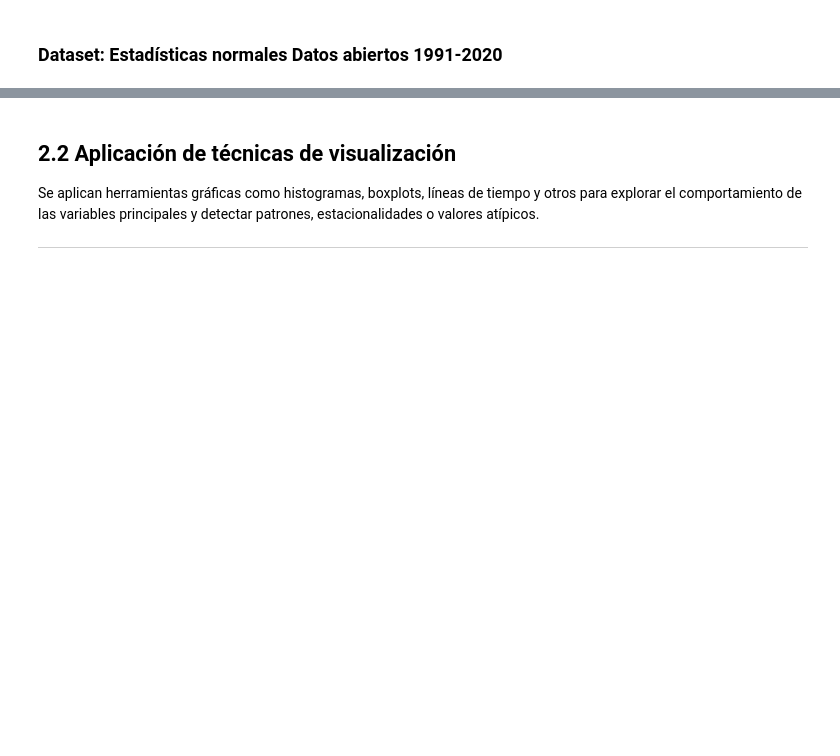
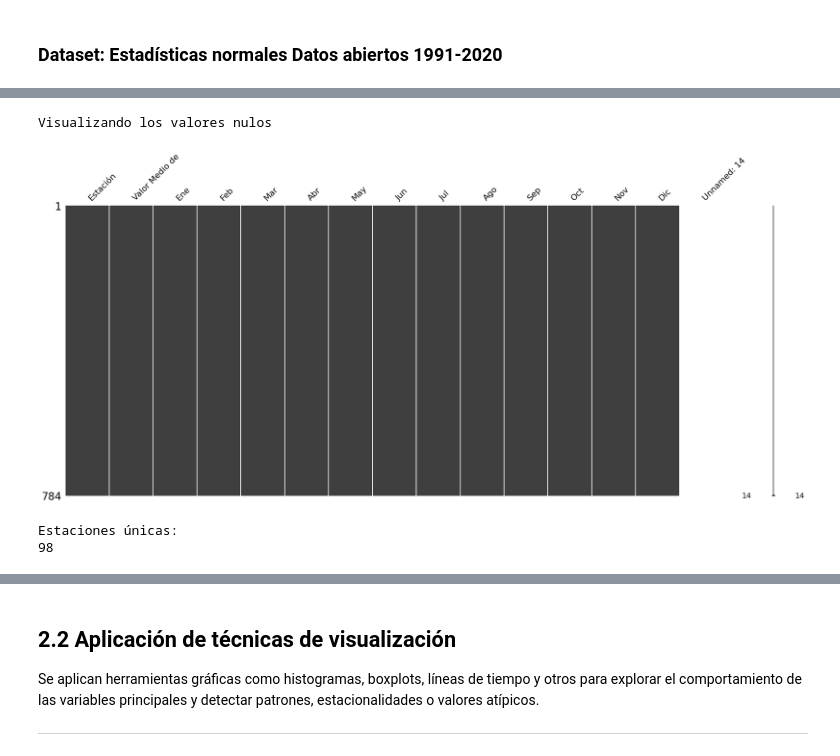
Before and after one commit to jFet1/AdD-TP, a Jupyter notebook: Trabajo_practico_integrador_AdD_19Co2024-CEIAa.ipynb, the cells around one changed output, grey strips where cells are left out. Drawn from its saved outputs; the diff is of its cells as text; code cells hidden in the pictures; blank space fills up the shorter version.

```diff
--- a/Trabajo_final_juan.ipynb
+++ b/Trabajo_practico_integrador_AdD_19Co2024-CEIAa.ipynb
@@ -119,2 +126,9 @@ Esta exploración inicial permite comprender la estructura general del dataset,
 # %% [markdown]
 ### Dataset: Estadísticas normales Datos abiertos 1991-2020
+# %%
+df_30_raw = pd.read_csv("Estadísticas normales Datos abiertos 1991-2020.txt", sep="\t", skiprows=7, encoding="latin1") #skiprows=7 para saltar las 7 primeras filas que no tienen datos.
+#df_30_raw = df_30_raw.dropna(axis=1, how="all")
+print(f"Cantidad de filas: {df_30_raw.shape[0]}")
+print(f"Cantidad de columnas: {df_30_raw.shape[1]}")
+
+df_30_raw.head(15)
@@ -120,0 +196,12 @@ Esta exploración inicial permite comprender la estructura general del dataset,
+# %%
+print('Visualizando los valores nulos')
+msno.matrix(df_30_raw);
+# %% [output]
+Visualizando los valores nulos
+[figure, added]
+# %%
+print("Estaciones únicas:")
+print(df_30_raw['Estación'].nunique())
+# %% [output]
+Estaciones únicas:
+98
```
Also changed, not shown: parts of 39 cells of this notebook, 6 other files.
